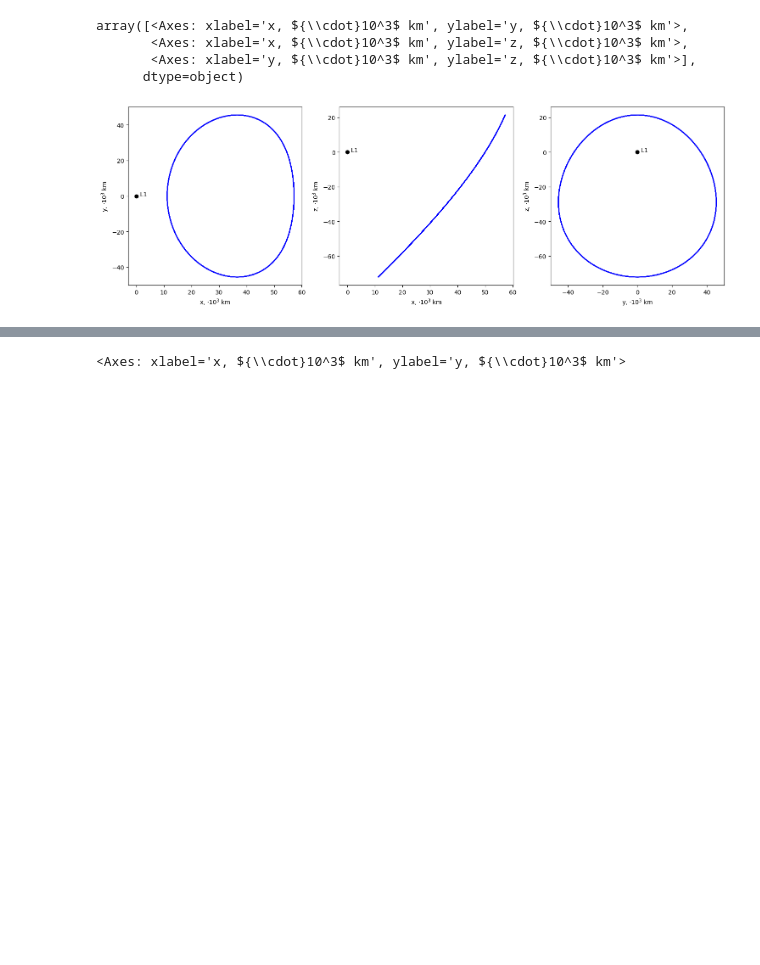
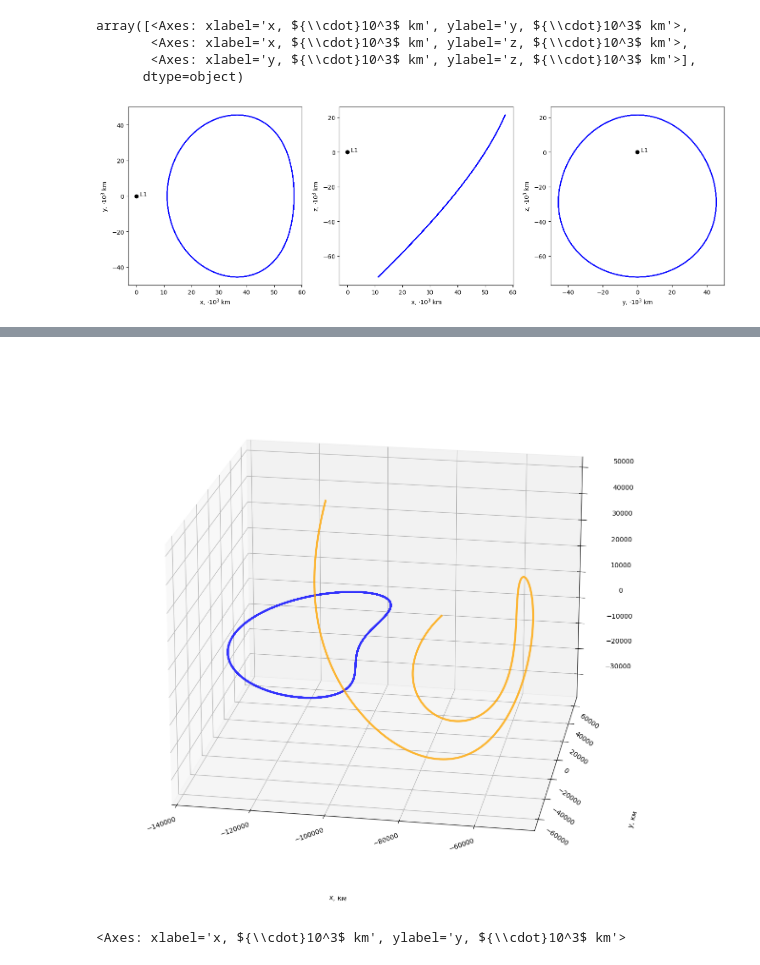
Before and after one commit to tka4nik/crtbp_diploma, a Jupyter notebook: spl_method/initial_state_map_split_lyapunov.ipynb, the cells around one changed output, grey strips where cells are left out. Drawn from its saved outputs; the diff is of its cells as text; code cells hidden in the pictures; blank space fills up the shorter version.

```diff
--- a/spl_method/initial_state_map_split_lyapunov.ipynb
+++ b/spl_method/initial_state_map_split_lyapunov.ipynb
@@ -124,3 +132,27 @@ array([<Axes: xlabel='x, ${\\cdot}10^3$ km', ylabel='y, ${\\cdot}10^3$ km'>,
+# %%
+fig = plt.figure(figsize=(15, 15))
+ax = fig.add_subplot(111, projection='3d')
+det_y = op.event_detector(model, events=[op.eventY(count=2)])
+s = model.get_zero_state()
+R = model.R
+
+
+ax.plot((df2.x-model.L2)*R, df2.y*R, df2.z*R, linewidth=3, c='blue', alpha=0.8, zorder=10)
+ax.plot((df1.x-model.L2)*R, df1.y*R, df1.z*R, linewidth=3, c='orange', alpha=0.8, zorder=10)
+
+ax.set_xlabel('x, км', labelpad=65)
+ax.set_ylabel('y, км', labelpad=75)
+ax.set_zlabel('z, км', labelpad=75)
+
+plt.setp(ax.get_xticklabels(), rotation=20, ha="right", va="top", rotation_mode="anchor")
+plt.setp(ax.get_yticklabels(), rotation=-35, ha="left", va="top", rotation_mode="anchor")
+ax.tick_params(axis='z', pad=40)
+
+
+ax.view_init(20, -80)
+fig.savefig('halo orbits l1 1.png', dpi=50, transparent=True)
+# %% [output]
+[figure, added]
 # %%
 # ==========================================================
 # %%
```
Also changed, not shown: parts of 14 cells of this notebook, 28 other files.
